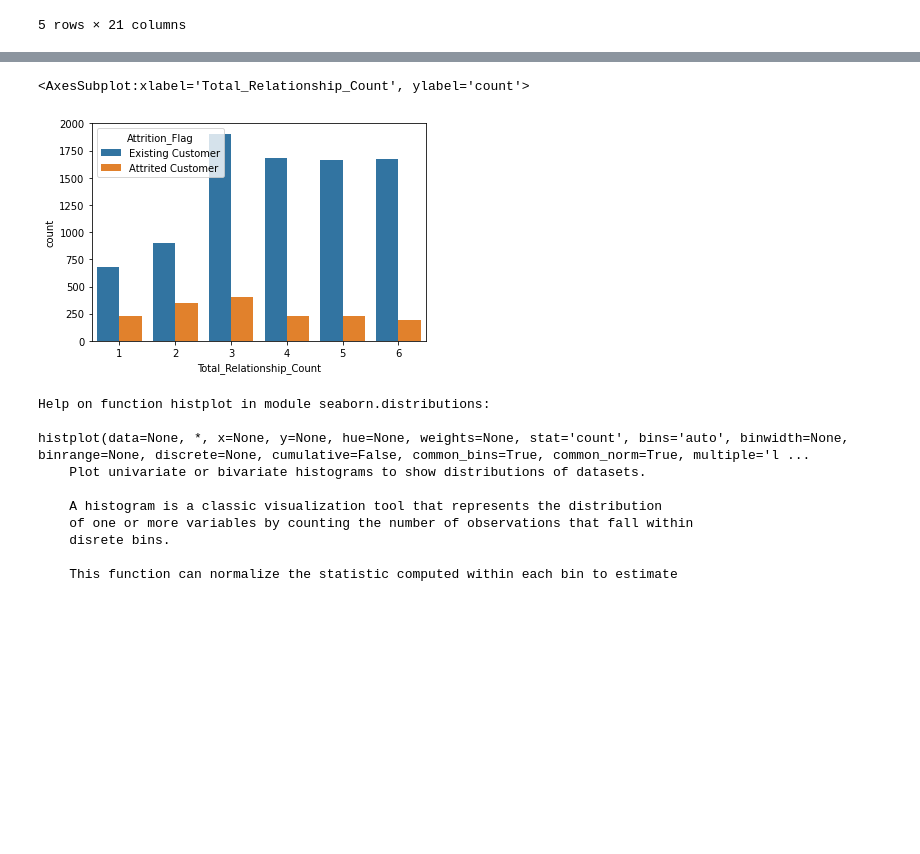
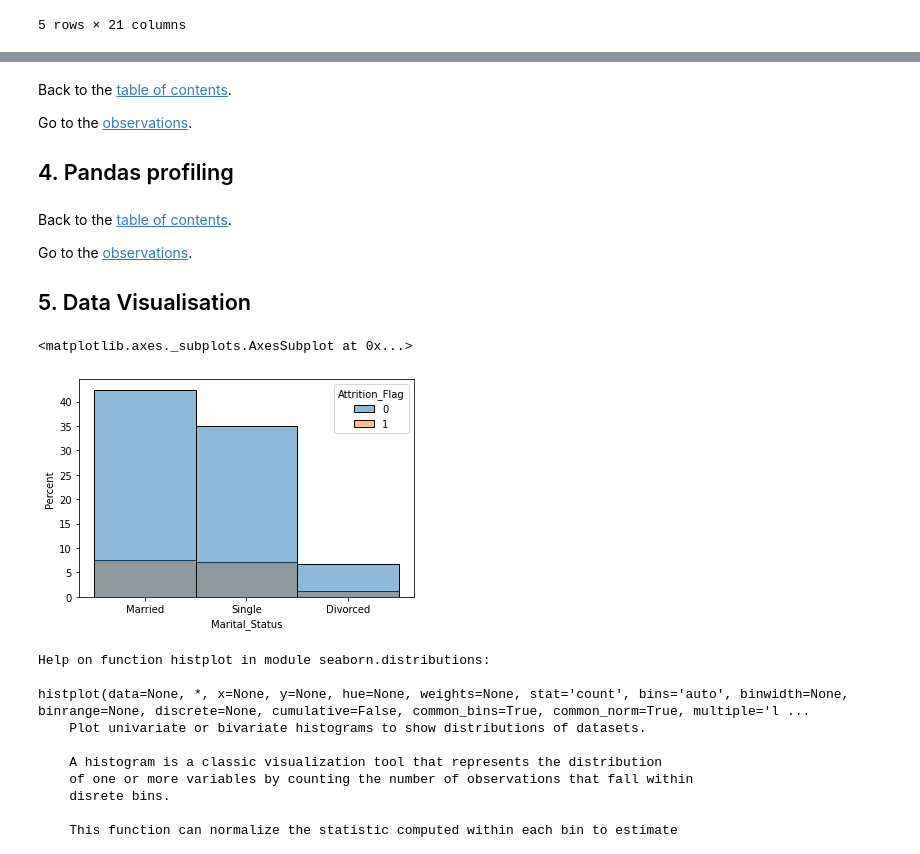
Before and after one commit to agilepydev/Project_04_bis-Churn_prediction, a Jupyter notebook: EDA.ipynb, the cells around one changed output, grey strips where cells are left out. Cells and saved outputs as stored; diff of their text form; code cells hidden in the pictures; blank space fills up the shorter version.

```diff
--- a/EDA.ipynb
+++ b/EDA.ipynb
@@ -75,3 +74,0 @@ df["Gender"] = df[["Gender"]].applymap(lambda x: 1 if x == "F" else 0)
-# %%
-df = df.applymap(lambda x: "NaN" if x == "Unknown" else x)
-df
@@ -91,0 +203,5 @@ df
+# %% [markdown]
+Back to the [table of contents](#contents).
+
+Go to the [observations](#obs).
+## 4. Pandas profiling <a name=profile></a>
@@ -92,8 +218,13 @@ df
+# %% [markdown]
+Back to the [table of contents](#contents).
+
+Go to the [observations](#obs).
+## 5. Data Visualisation <a name=visuals></a>
 # %%
-sns.countplot(data=df,x="Total_Relationship_Count", hue="Attrition_Flag")
+sns.histplot(data=df,x="Marital_Status", hue="Attrition_Flag", stat="percent")
 # %% [output]
-<AxesSubplot:xlabel='Total_Relationship_Count', ylabel='count'>
+<matplotlib.axes._subplots.AxesSubplot at 0x...>
-[figure, old version]
+[figure, new version]
 # %%
 help(sns.histplot)
 # %% [output]
```
Also changed, not shown: parts of 32 cells of this notebook, 1 other file.
